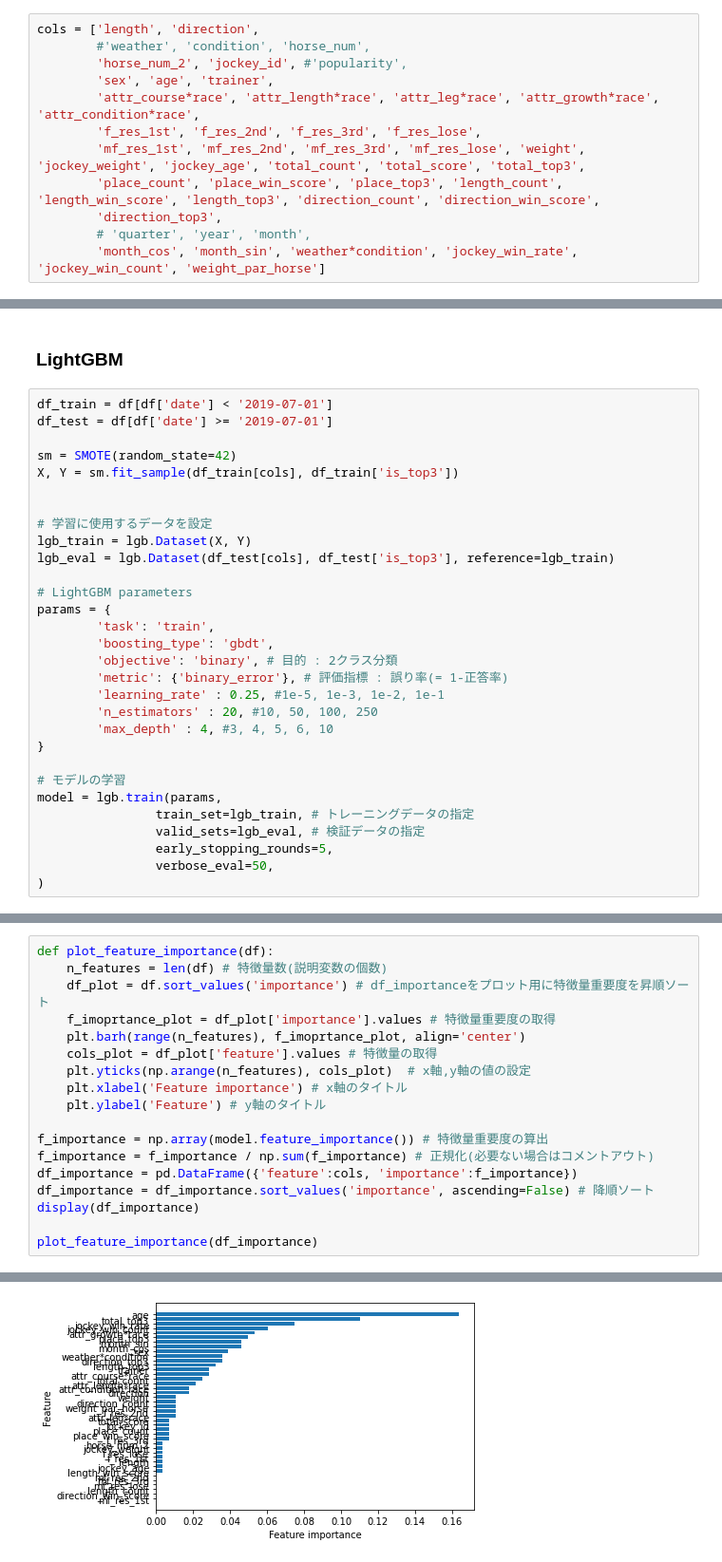
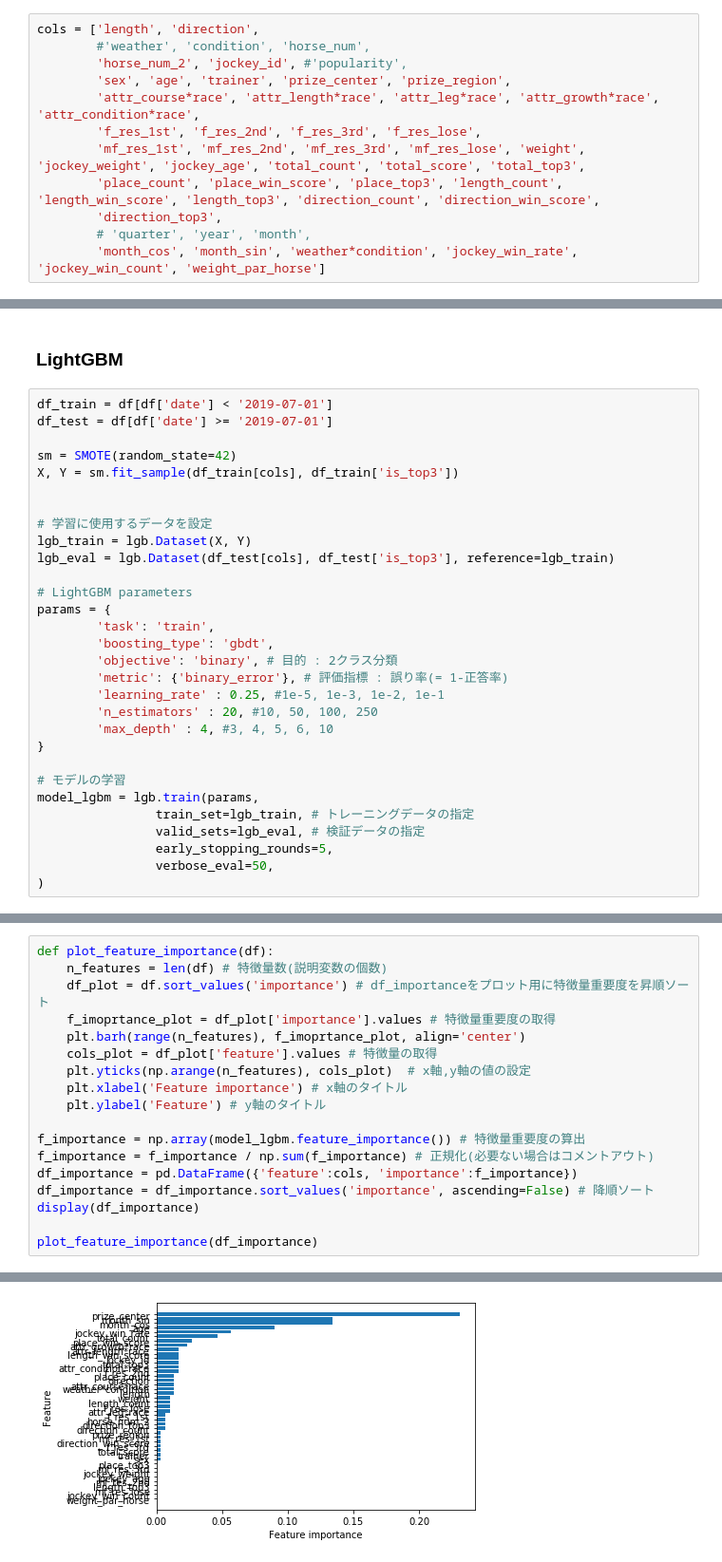
Before and after one commit to ayane-hara/MachinLearning_keiba, a Jupyter notebook: keiba_4 3着に入るか判定.ipynb, the cells around one changed output, grey strips where cells are left out. Shown at 95% size. Saved outputs shown, nothing was run; the diff lists cells and outputs as text.

Commit message:
[update] Add 2 columns about prize
Add 2 columns
 > prize_center
 > prize_region
Model accuracy is unchanged...

```diff
--- a/keiba_4 3着に入るか判定.ipynb
+++ b/keiba_4 3着に入るか判定.ipynb
@@ -93,7 +96,7 @@ df
 cols = ['length', 'direction',
         #'weather', 'condition', 'horse_num',
         'horse_num_2', 'jockey_id', #'popularity',
-        'sex', 'age', 'trainer',
+        'sex', 'age', 'trainer', 'prize_center', 'prize_region',
         'attr_course*race', 'attr_length*race', 'attr_leg*race', 'attr_growth*race', 'attr_condition*race',
         'f_res_1st', 'f_res_2nd', 'f_res_3rd', 'f_res_lose',
         'mf_res_1st', 'mf_res_2nd', 'mf_res_3rd', 'mf_res_lose', 'weight', 'jockey_weight', 'jockey_age', 'total_count', 'total_score', 'total_top3',
@@ -205,7 +209,7 @@ params = {
 }
 
 # モデルの学習
-model = lgb.train(params,
+model_lgbm = lgb.train(params,
                 train_set=lgb_train, # トレーニングデータの指定
                 valid_sets=lgb_eval, # 検証データの指定
                 early_stopping_rounds=5,
@@ -306,7 +312,7 @@ def plot_feature_importance(df):
     plt.xlabel('Feature importance') # x軸のタイトル
     plt.ylabel('Feature') # y軸のタイトル
 
-f_importance = np.array(model.feature_importance()) # 特徴量重要度の算出
+f_importance = np.array(model_lgbm.feature_importance()) # 特徴量重要度の算出
 f_importance = f_importance / np.sum(f_importance) # 正規化(必要ない場合はコメントアウト)
 df_importance = pd.DataFrame({'feature':cols, 'importance':f_importance})
 df_importance = df_importance.sort_values('importance', ascending=False) # 降順ソート
@@ -334 +340 @@ plot_feature_importance(df_importance)
-[figure, old version]
+[figure, new version]
```
Also changed, not shown: parts of 11 cells of this notebook, 4 other files.
